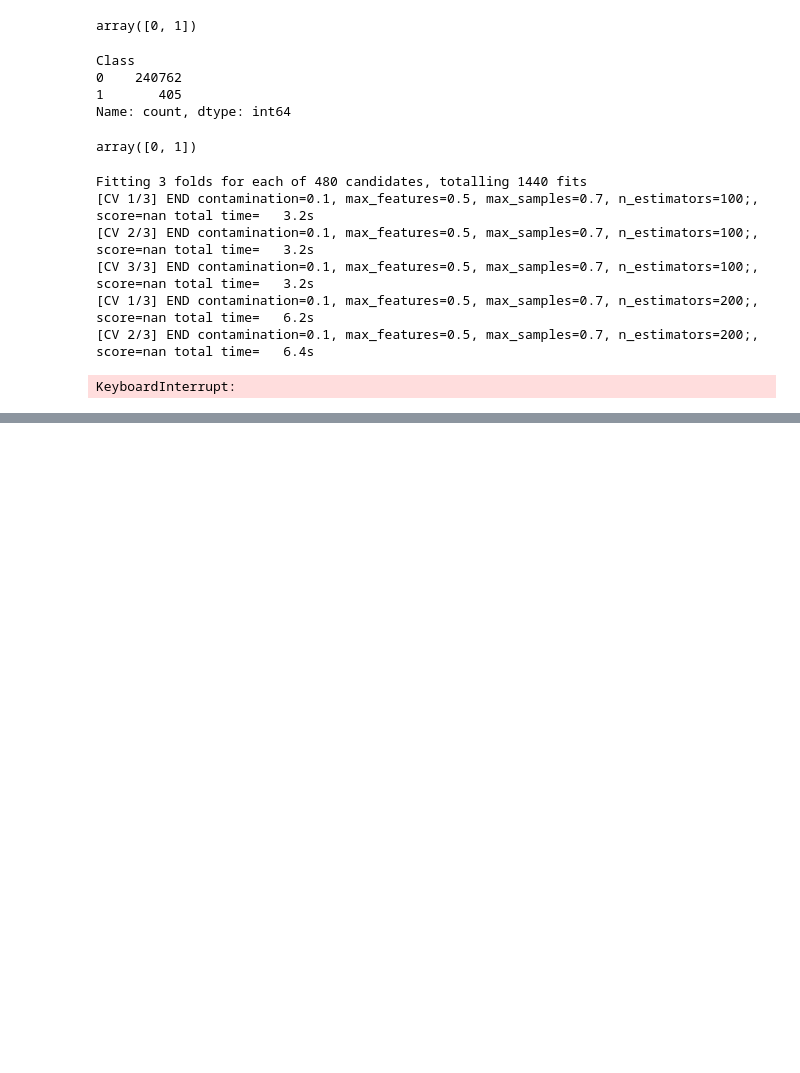
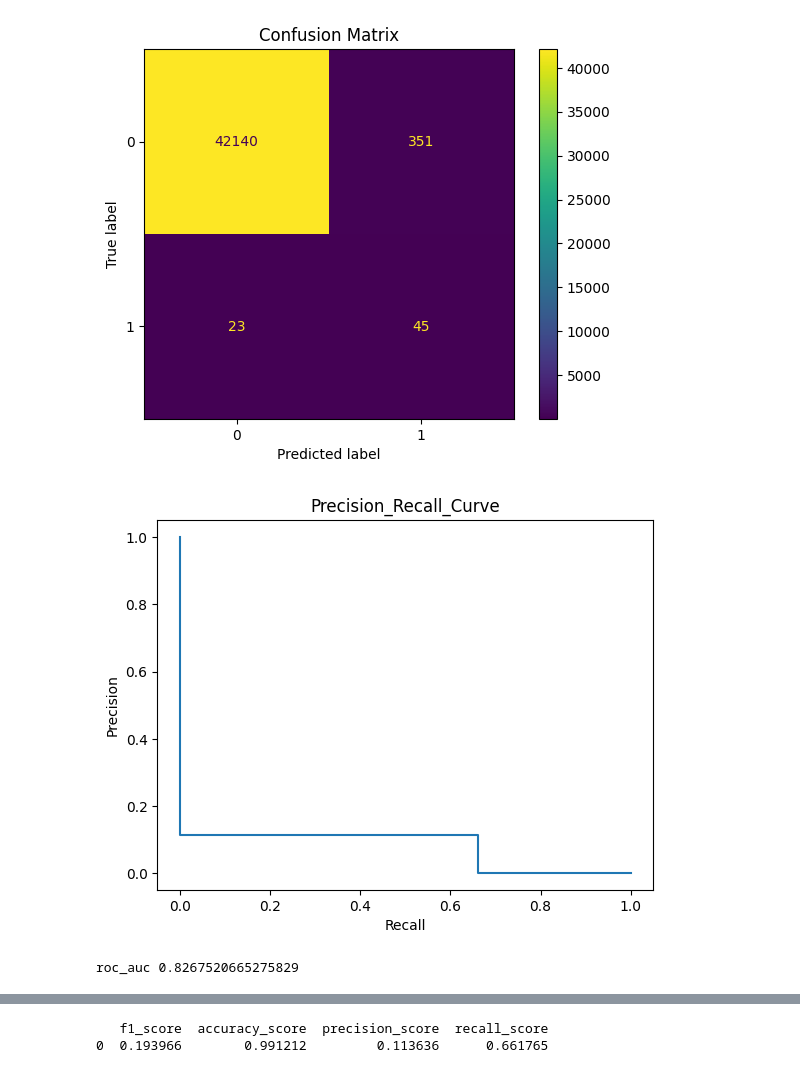
Before and after one commit to dahsie/anomalie_detection, a Jupyter notebook: src/isolation_forest.ipynb, the cells around one changed output, grey strips where cells are left out. Cells and saved outputs as stored; diff of their text form; code cells hidden in the pictures; blank space fills up the shorter version.

Commit message:
Fin de mise en place de Isolation forest et Lof. La suite serait de mettre un place un superlearner qui combine isolation forest , Lof et One Class SVM pour voir les éventuelles améliorations

```diff
--- a/src/isolation_forest.ipynb
+++ b/src/isolation_forest.ipynb
@@ -43,2 +32,0 @@ data = pd.DataFrame(data_scaled_array, columns=data.columns)
-# %%
-xtrain,xtest,ytrain,ytest=train_test_split(data,target,test_size=0.15,random_state=42,shuffle=True)
@@ -71,2 +32,0 @@ Name: count, dtype: int64
-# %%
-model=IsolationForest(contamination=0.017,bootstrap=False,n_estimators=500,n_jobs=-1,verbose=1)
@@ -91,37 +257,0 @@ en un vecteur contenant des 1 pour des données normales et -1 pour les anomalie
-# %%
-def transform_target(target):
-    """Args:
-        target: np.ndarry or pd.DataFrame
-    """
-    n=target.shape[0]
-    if isinstance(target,np.ndarray):
-        for i in range(n):
-            if target[i]==1:
-                target[i]=-1
-            elif target.iloc[i]==0:
-                target.iloc[i]=1
-    elif isinstance(target,pd.DataFrame):
-        for i in range(n):
-            if target.iloc[i]==1:
-                target.iloc[i]=-1
-            elif target.iloc[i]==0:
-                target.iloc[i]=1
-    return target
-
-
-def inverse_transform_target(target):
-    n=target.shape[0]
-    if isinstance(target,pd.DataFrame):
-        for i in range(n):
-            if target.iloc[i]==-1:
-                target.iloc[i]=1
-            elif target[i]==1:
-                target.iloc[i]=0
-
-    elif isinstance(target,np.ndarray):
-        for i in range(n):
-            if target[i]==-1:
-                target[i]=1
-            elif target[i]==1:
-                target[i]=0
-    return target
@@ -212,26 +257,0 @@ Name: count, dtype: int64
-# %%
-ytrain.unique()
-# %% [output]
-array([0, 1])
-# %%
-ytrain=transform_target(ytrain)
-ytrain.value_counts()
-# %% [output]
-Class
-0    240762
-1       405
-Name: count, dtype: int64
-# %%
-ytrain.unique()
-# %% [output]
-array([0, 1])
-# %%
-gridsearch.fit(xtrain, ytrain)
-# %% [output]
-Fitting 3 folds for each of 480 candidates, totalling 1440 fits
-[CV 1/3] END contamination=0.1, max_features=0.5, max_samples=0.7, n_estimators=100;, score=nan total time=   3.2s
-[CV 2/3] END contamination=0.1, max_features=0.5, max_samples=0.7, n_estimators=100;, score=nan total time=   3.2s
-[CV 3/3] END contamination=0.1, max_features=0.5, max_samples=0.7, n_estimators=100;, score=nan total time=   3.2s
-[CV 1/3] END contamination=0.1, max_features=0.5, max_samples=0.7, n_estimators=200;, score=nan total time=   6.2s
-[CV 2/3] END contamination=0.1, max_features=0.5, max_samples=0.7, n_estimators=200;, score=nan total time=   6.4s
-KeyboardInterrupt:
@@ -237,0 +260,6 @@ KeyboardInterrupt:
+# %%
+evaluation(ytest,ypred)
+# %% [output]
+[figure, added]
+[figure, added]
+roc_auc 0.8267520665275829
@@ -237,0 +267,2 @@ KeyboardInterrupt:
+   f1_score  accuracy_score  precision_score  recall_score
+0  0.193966        0.991212         0.113636      0.661765
```
Also changed, not shown: parts of 41 cells of this notebook, 1 other file.
